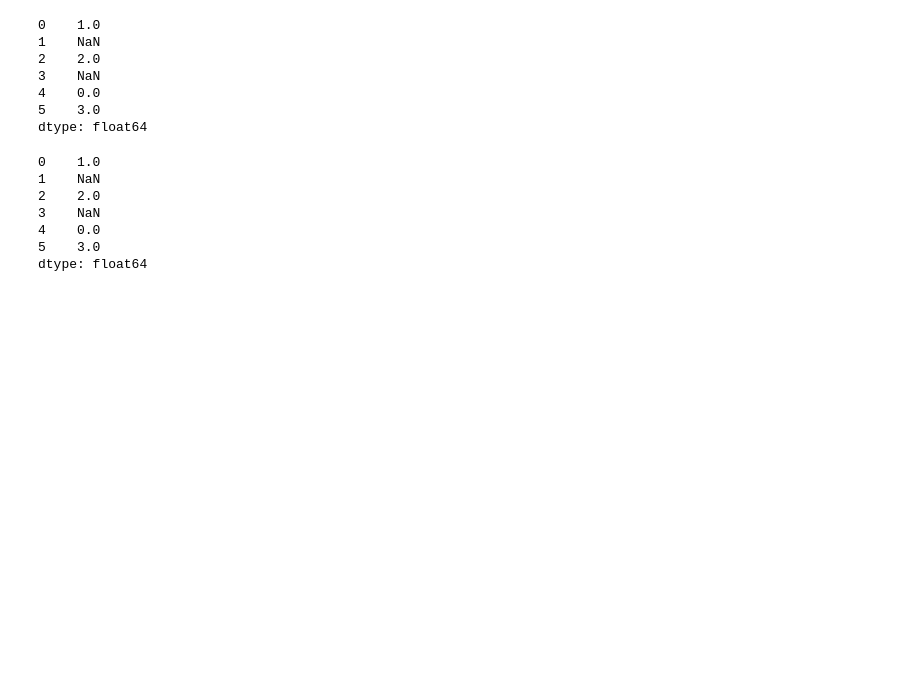
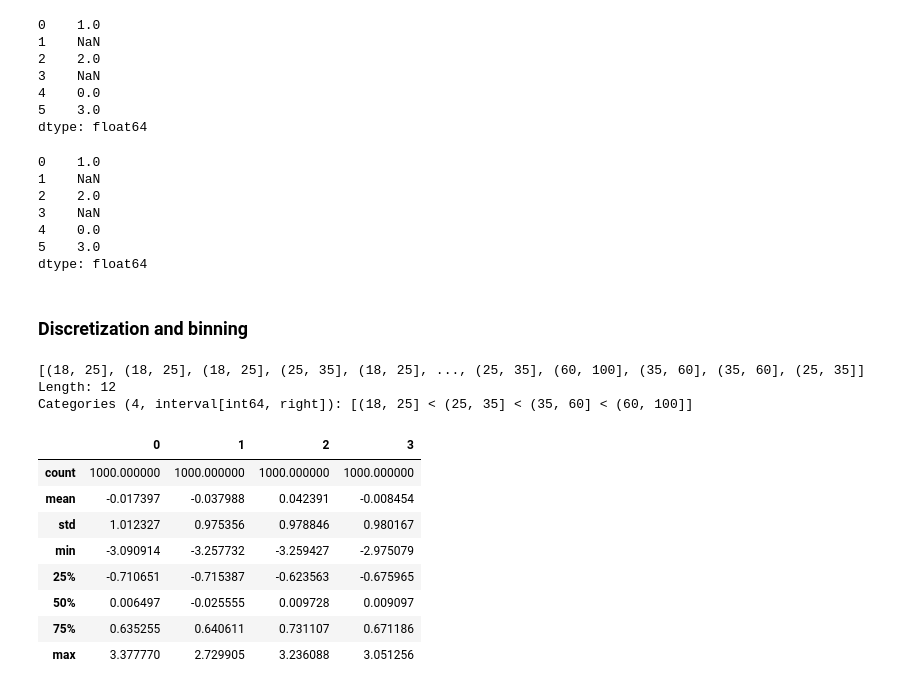
Before and after one commit to singfungcheung/python_for_data_analysis_wm_practice, a Jupyter notebook: src/Chapter7_DataCleaning.ipynb, the cells around one changed output. Saved outputs shown, nothing was run; the diff lists cells and outputs as text; code cells hidden in the pictures; blank space fills up the shorter version.

```diff
--- a/src/Chapter7_DataCleaning.ipynb
+++ b/src/Chapter7_DataCleaning.ipynb
@@ -386,3 +386,5 @@ data.replace({-999: np.nan, -1000: 0})
 4    0.0
 5    3.0
 dtype: float64
+# %% [markdown]
+### Discretization and binning
@@ -388,0 +395,19 @@ dtype: float64
+# %%
+age_categories
+# %% [output]
+[(18, 25], (18, 25], (18, 25], (25, 35], (18, 25], ..., (25, 35], (60, 100], (35, 60], (35, 60], (25, 35]]
+Length: 12
+Categories (4, interval[int64, right]): [(18, 25] < (25, 35] < (35, 60] < (60, 100]]
+# %%
+data = pd.DataFrame(np.random.standard_normal((1000, 4)))
+data.describe()
+# %% [output]
+|  | 0 | 1 | 2 | 3 |
+| count | 1000.000000 | 1000.000000 | 1000.000000 | 1000.000000 |
+| mean | -0.017397 | -0.037988 | 0.042391 | -0.008454 |
+| std | 1.012327 | 0.975356 | 0.978846 | 0.980167 |
+| min | -3.090914 | -3.257732 | -3.259427 | -2.975079 |
+| 25% | -0.710651 | -0.715387 | -0.623563 | -0.675965 |
+| 50% | 0.006497 | -0.025555 | 0.009728 | 0.009097 |
+| 75% | 0.635255 | 0.640611 | 0.731107 | 0.671186 |
+| max | 3.377770 | 2.729905 | 3.236088 | 3.051256 |
```
Also changed, not shown: parts of 14 cells of this notebook.
